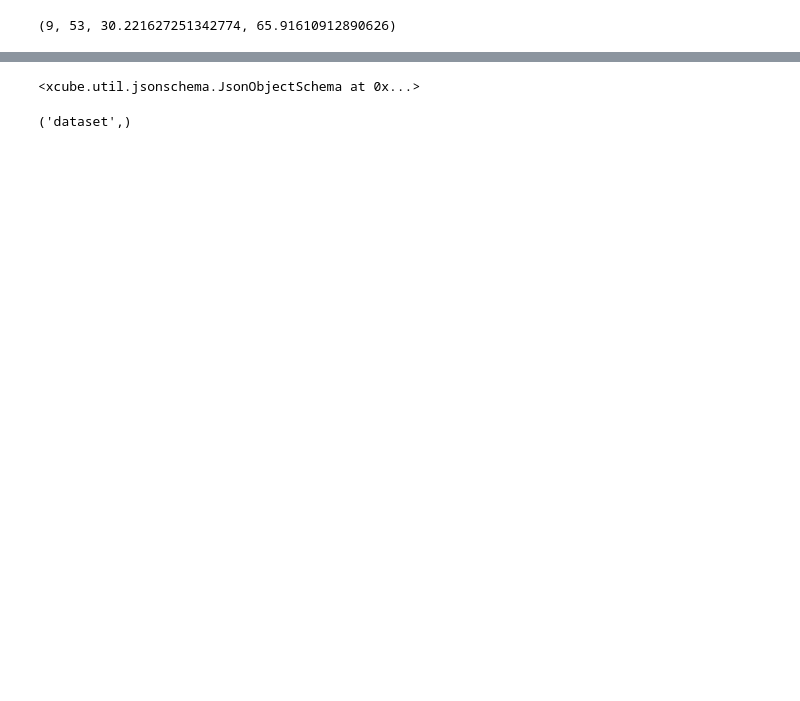
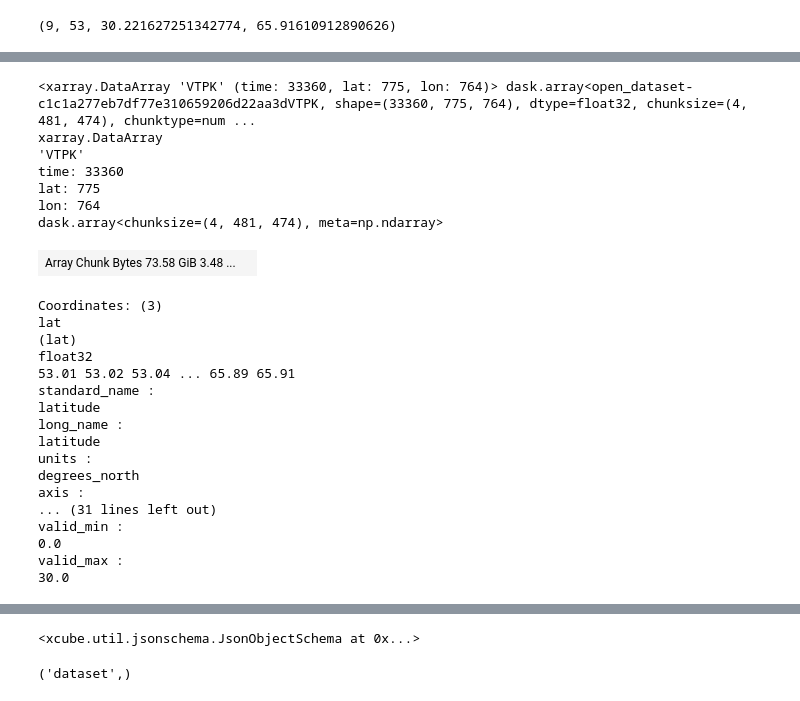
Before and after one commit to xcube-dev/xcube-cmems, a Jupyter notebook: examples/notebooks/cmems_ds_example.ipynb, the cells around one changed output, grey strips where cells are left out. Saved outputs shown, nothing was run; the diff lists cells and outputs as text; code cells hidden in the pictures; blank space fills up the shorter version.

```diff
--- a/examples/notebooks/cmems_ds_example.ipynb
+++ b/examples/notebooks/cmems_ds_example.ipynb
@@ -85,0 +99,28 @@ Attributes:
+# %%
+ds.VTPK
+# %% [output]
+<xarray.DataArray 'VTPK' (time: 33360, lat: 775, lon: 764)> dask.array<open_dataset-c1c1a277eb7df77e310659206d22aa3dVTPK, shape=(33360, 775, 764), dtype=float32, chunksize=(4, 481, 474), chunktype=num ...
+xarray.DataArray
+'VTPK'
+time: 33360
+lat: 775
+lon: 764
+dask.array<chunksize=(4, 481, 474), meta=np.ndarray>
+| Array Chunk Bytes 73.58 GiB 3.48 ... |  |
+Coordinates: (3)
+lat
+(lat)
+float32
+53.01 53.02 53.04 ... 65.89 65.91
+standard_name :
+latitude
+long_name :
+latitude
+units :
+degrees_north
+axis :
+... (31 lines left out)
+valid_min :
+0.0
+valid_max :
+30.0
```
Also changed, not shown: parts of 6 cells of this notebook, 3 other files.
